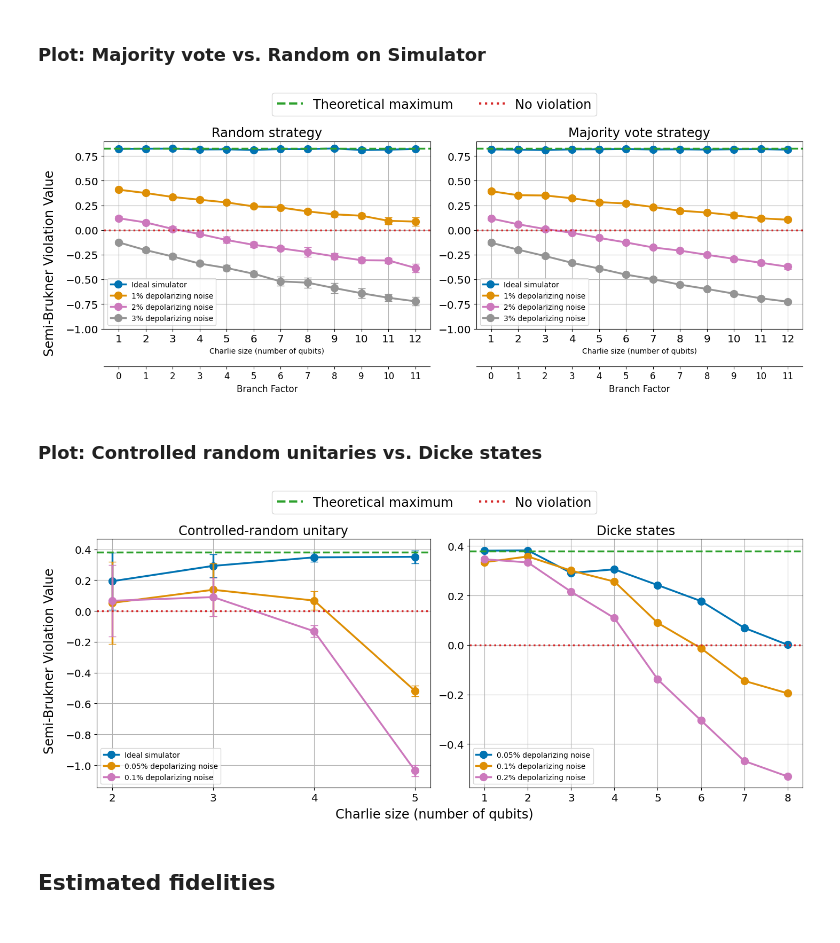
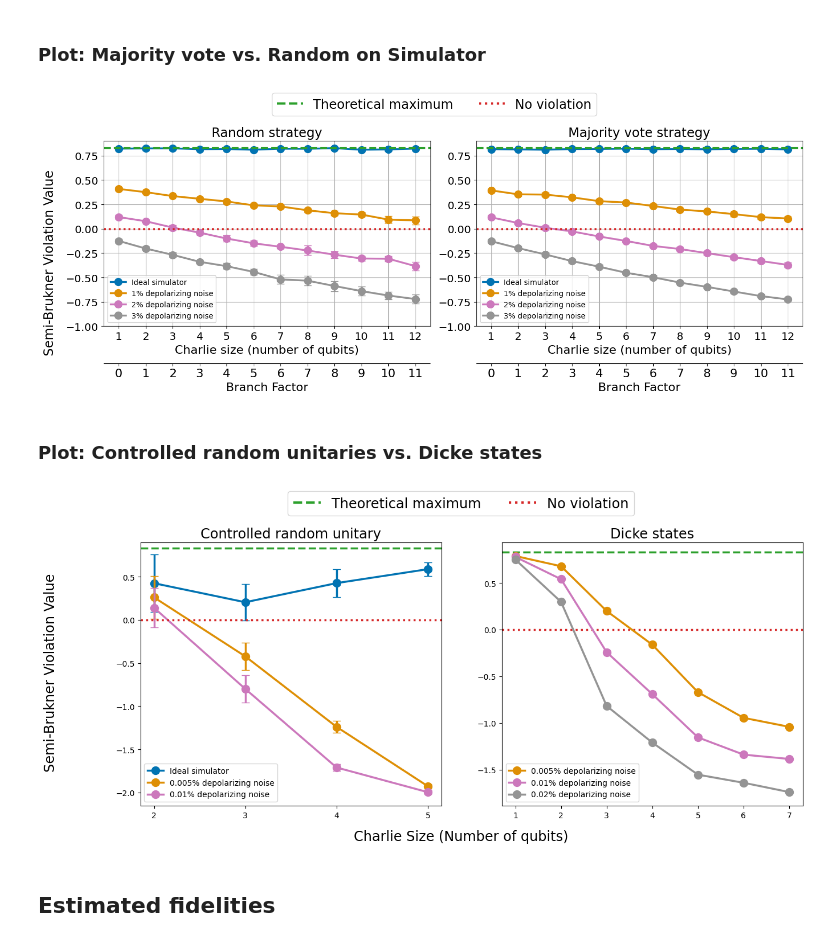
Before and after one commit to unitaryfoundation/wigners_friend, a Jupyter notebook: ewfs_release/notebooks/plots.ipynb, the cells around one changed output. Drawn from its saved outputs; the diff is of its cells as text; code cells hidden in the pictures.

Commit message:
Updating plot data and plotting notebook.

```diff
--- a/ewfs_release/notebooks/plots.ipynb
+++ b/ewfs_release/notebooks/plots.ipynb
@@ -337,8 +337,8 @@ fig.legend([theoretical_max_handle, no_violation_handle], ["Theoretical maximum"
 #fig.text(0.5, 0.02, "Charlie size (Number of qubits)", ha="center", va="center", fontsize="xx-large")
 fig.text(0.02, 0.5, "Semi-Brukner Violation Value", ha="center", va="center", rotation="vertical", fontsize="xx-large")
 
-axs[0].set_xlabel("Charlie size (number of qubits)")
-axs[1].set_xlabel("Charlie size (number of qubits)")
+axs[0].set_xlabel("Charlie size (number of qubits)", size=16)
+axs[1].set_xlabel("Charlie size (number of qubits)", size=16)
 
 # ax2 = axs[0].twiny()
 # branch_factors = [calculate_branch_factor(fs) for fs in ideal_sim_friend_sizes_random]
@@ -358,8 +358,8 @@ for ax in np.ravel(axs):
     ax.tick_params(axis="x", labelsize="x-large")
     ax.tick_params(axis="y", labelsize="x-large")
 
-add_branch_factor_axis(axs[0], ideal_sim_friend_sizes_random)
-add_branch_factor_axis(axs[1], ideal_sim_friend_sizes_majority_vote)
+add_branch_factor_axis(axs[0], ideal_sim_friend_sizes_random, size=16)
+add_branch_factor_axis(axs[1], ideal_sim_friend_sizes_majority_vote, size=16)
 
 line_width = 2.5
 axs[0].axhline(0.82843, color="tab:green", linestyle="dashed", label="_nolegend_", linewidth=line_width)
@@ -372,31 +372,47 @@ plt.tight_layout(rect=[0.03, 0.03, 0.97, 0.95])
 plt.savefig("ghz_strategy_simulator_comparison.pdf", bbox_inches="tight")
 plt.show()
 # %% [output]
-[figure, old version]
+[figure, new version]
 # %% [markdown]
 ### Plot: Controlled random unitaries vs. Dicke states
 # %%
+num_trials = 5
+
 # Read in controlled random unitary data.
 random_unitary_friend_sizes = list(range(2, 6))
 with open(os.path.join(DATA_PATH, "random_unitary", "random_unitary_res.pkl"), "rb") as handle:
     random_unitary_ideal = pickle.load(handle)
 
-with open(os.path.join(DATA_PATH, "random_unitary", "random_unitary_res_0_005dep.pkl"), "rb") as handle:
+with open(os.path.join(DATA_PATH, "random_unitary", "random_unitary_res_0_0005dep.pkl"), "rb") as handle:
     random_unitary_depolarizing_005 = pickle.load(handle)
 
-with open(os.path.join(DATA_PATH, "random_unitary", "random_unitary_res_0_01dep.pkl"), "rb") as handle:
+with open(os.path.join(DATA_PATH, "random_unitary", "random_unitary_res_0_001dep.pkl"), "rb") as handle:
     random_unitary_depolarizing_01 = pickle.load(handle)
 
 # Read in Dicke state data.
-dicke_state_friend_sizes = list(range(1, 9))
-with open(os.path.join(DATA_PATH, "dicke_states", "dicke_states_res_0_005dep.pkl"), "rb") as handle:
-    dicke_states_depolarizing_005 = pickle.load(handle)
+dicke_state_friend_sizes = list(range(1, 8))
+with open(os.path.join(DATA_PATH, "dicke_states", "dicke_states_res_0_0005dep.pkl"), "rb") as handle:
+    dicke_states_depolarizing_005_data = pickle.load(handle)
 
-with open(os.path.join(DATA_PATH, "dicke_states", "dicke_states_res_0_01dep.pkl"), "rb") as handle:
-    dicke_states_depolarizing_01 = pickle.load(handle)
+dicke_states_depolarizing_005 = np.zeros((len(dicke_state_friend_sizes), num_trials))
+for i,size in enumerate(dicke_state_friend_sizes):
+    dicke_states_depolarizing_005[i] = np.array(dicke_states_depolarizing_005_data[i+1]['semi_brukner'])
 
-with open(os.path.join(DATA_PATH, "dicke_states", "dicke_states_res_0_02dep.pkl"), "rb") as handle:
-    dicke_states_depolarizing_02 = pickle.load(handle)
+with open(os.path.join(DATA_PATH, "dicke_states", "dicke_states_res_0_001dep.pkl"), "rb") as handle:
+    dicke_states_depolarizing_01_data = pickle.load(handle)
+
+dicke_states_depolarizing_01 = np.zeros((len(dicke_state_friend_sizes), num_trials))
+for i,size in enumerate(dicke_state_friend_sizes):
+    dicke_states_depolarizing_01[i] = np.array(dicke_states_depolarizing_01_data[i+1]['semi_brukner'])
+
+with open(os.path.join(DATA_PATH, "dicke_states", "dicke_states_res_0_002dep.pkl"), "rb") as handle:
+    dicke_states_depolarizing_02_data = pickle.load(handle)
+
+dicke_states_depolarizing_02 = np.zeros((len(dicke_state_friend_sizes), num_trials))
+for i,size in enumerate(dicke_state_friend_sizes):
+    dicke_states_depolarizing_02[i] = np.array(dicke_states_depolarizing_02_data[i+1]['semi_brukner'])
+# with open("dicke_states_res.pkl", "rb") as handle:
+#     dicke_states_ideal = pickle.load(handle)
 
 fig, axs = plt.subplots(1, 2, figsize=(15, 6))
 palette = sns.color_palette("colorblind", n_colors=8)
@@ -405,53 +421,48 @@ marker="o"
 marker_size = 10
 linestyle = "-"
 line_width = 2.5
 
 axs[0].plot(random_unitary_friend_sizes, np.mean(random_unitary_ideal, axis=0), label="Ideal simulator", marker=marker, markersize=marker_size, color=palette[0], linestyle=linestyle, linewidth=line_width)
 axs[0].errorbar(random_unitary_friend_sizes, np.mean(random_unitary_ideal, axis=0), yerr=np.std(random_unitary_ideal, axis=0), fmt="none", capsize=5, color=palette[0], elinewidth=line_width)
 
-axs[0].plot(random_unitary_friend_sizes, np.mean(random_unitary_depolarizing_005, axis=0), label="0.05% depolarizing noise", marker=marker, markersize=marker_size, color=palette[1], linestyle=linestyle, linewidth=line_width)
+axs[0].plot(random_unitary_friend_sizes, np.mean(random_unitary_depolarizing_005, axis=0), label="0.005% depolarizing noise", marker=marker, markersize=marker_size, color=palette[1], linestyle=linestyle, linewidth=line_width)
 axs[0].errorbar(random_unitary_friend_sizes, np.mean(random_unitary_depolarizing_005, axis=0), yerr=np.std(random_unitary_depolarizing_005, axis=0), fmt="none", color=palette[1], capsize=5, elinewidth=line_width)
 
-axs[0].plot(random_unitary_friend_sizes, np.mean(random_unitary_depolarizing_01, axis=0), label="0.1% depolarizing noise", marker=marker, markersize=marker_size, color=palette[4], linestyle=linestyle, linewidth=line_width)
+axs[0].plot(random_unitary_friend_sizes, np.mean(random_unitary_depolarizing_01, axis=0), label="0.01% depolarizing noise", marker=marker, markersize=marker_size, color=palette[4], linestyle=linestyle, linewidth=line_width)
 axs[0].errorbar(random_unitary_friend_sizes, np.mean(random_unitary_depolarizing_01, axis=0), yerr=np.std(random_unitary_depolarizing_01, axis=0), fmt="none", capsize=5, color=palette[4], elinewidth=line_width)
 
-axs[0].axhline(0.380364, color="tab:green", linestyle="dashed", label="_nolegend_", linewidth=line_width)
+# axs[0].plot(random_unitary_friend_sizes, np.mean(random_unitary_depolarizing_02, axis=0), label="0.02% depolarizing noise", marker=marker, markersize=marker_size, color=palette[7], linestyle=linestyle, linewidth=line_width)
+# axs[0].errorbar(random_unitary_friend_sizes, np.mean(random_unitary_depolarizing_02, axis=0), yerr=np.std(random_unitary_depolarizing_02, axis=0), fmt="none", capsize=5, color=palette[7], elinewidth=line_width)
+
+axs[0].axhline(0.828, color="tab:green", linestyle="dashed", label="_nolegend_", linewidth=line_width)
 axs[0].axhline(0, color="tab:red", linestyle="dotted", label="_nolegend_", linewidth=line_width)
-axs[0].set_title("Controlled-random unitary", fontsize="xx-large")
+axs[0].set_title("Controlled random unitary", fontsize="xx-large")
 axs[0].set_xticks(random_unitary_friend_sizes)
-axs[0].grid(True)
 
-axs[1].plot(dicke_state_friend_sizes, dicke_states_depolarizing_005, label="0.05% depolarizing noise", marker=marker, markersize=marker_size, color=palette[0], linestyle=linestyle, linewidth=line_width)
-axs[1].plot(dicke_state_friend_sizes, dicke_states_depolarizing_01, label="0.1% depolarizing noise", marker=marker, markersize=marker_size, color=palette[1], linestyle=linestyle, linewidth=line_width)
-axs[1].plot(dicke_state_friend_sizes, dicke_states_depolarizing_02, label="0.2% depolarizing noise", marker=marker, markersize=marker_size, color=palette[4], linestyle=linestyle, linewidth=line_width)
+# axs[1].plot(dicke_state_friend_sizes, dicke_states_ideal, label="Ideal simulator", marker=marker, markersize=marker_size, color=palette[0], linestyle=linestyle, linewidth=line_width)
+axs[1].errorbar(dicke_state_friend_sizes, np.mean(dicke_states_depolarizing_005, axis=1), yerr=np.std(dicke_states_depolarizing_005, axis=1), label="0.005% depolarizing noise", marker=marker, markersize=marker_size, color=palette[1], linestyle=linestyle, linewidth=line_width)
+axs[1].errorbar(dicke_state_friend_sizes, np.mean(dicke_states_depolarizing_01, axis=1), yerr=np.std(dicke_states_depolarizing_01, axis=1), label="0.01% depolarizing noise", marker=marker, markersize=marker_size, color=palette[4], linestyle=linestyle, linewidth=line_width)
+axs[1].errorbar(dicke_state_friend_sizes, np.mean(dicke_states_depolarizing_02, axis=1), yerr=np.std(dicke_states_depolarizing_02, axis=1), label="0.02% depolarizing noise", marker=marker, markersize=marker_size, color=palette[7], linestyle=linestyle, linewidth=line_width)
 
-axs[1].axhline(0.380364, color="tab:green", linestyle="dashed", label="_nolegend_", linewidth=line_width)
+axs[1].axhline(0.828, color="tab:green", linestyle="dashed", label="_nolegend_", linewidth=line_width)
 axs[1].axhline(0, color="tab:red", linestyle="dotted", label="_nolegend_", linewidth=line_width)
 axs[1].set_title("Dicke states", fontsize="xx-large")
 axs[1].set_xticks(dicke_state_friend_sizes)
-axs[1].grid(True)
 
 theoretical_max_handle = mlines.Line2D([], [], color="tab:green", linestyle="dashed", linewidth=3, label="Theoretical maximum")
 no_violation_handle = mlines.Line2D([], [], color="tab:red", linestyle="dotted", linewidth=3, label="No violation")
 
 fig.legend([theoretical_max_handle, no_violation_handle], ["Theoretical maximum", "No violation"], loc="upper center", ncol=2, bbox_to_anchor=(0.5, 1.05), fontsize="xx-large")
 
-fig.text(0.5, 0.02, "Charlie size (number of qubits)", ha="center", va="center", fontsize="xx-large")
+fig.text(0.5, 0.02, "Charlie Size (Number of qubits)", ha="center", va="center", fontsize="xx-large")
 fig.text(0.02, 0.5, "Semi-Brukner Violation Value", ha="center", va="center", rotation="vertical", fontsize="xx-large")
 
 axs[0].legend()
 axs[1].legend()
-
-for ax in np.ravel(axs):
-    ax.tick_params(axis="x", labelsize="x-large")
-    ax.tick_params(axis="y", labelsize="x-large")
-
-plt.tight_layout(rect=[0.03, 0.03, 0.97, 0.95])
-plt.savefig("controlled_random_unitary_vs_dicke_state.pdf", bbox_inches="tight")
-
+plt.savefig("controlled_random_unitary_vs_dicke_state.pdf", bbox_inches='tight')
 plt.show()
 # %% [output]
-[figure, old version]
+[figure, new version]
 # %% [markdown]
 ## Estimated fidelities
 # %% [markdown]
```
Also changed, not shown: parts of 4 cells of this notebook, 11 other files.
